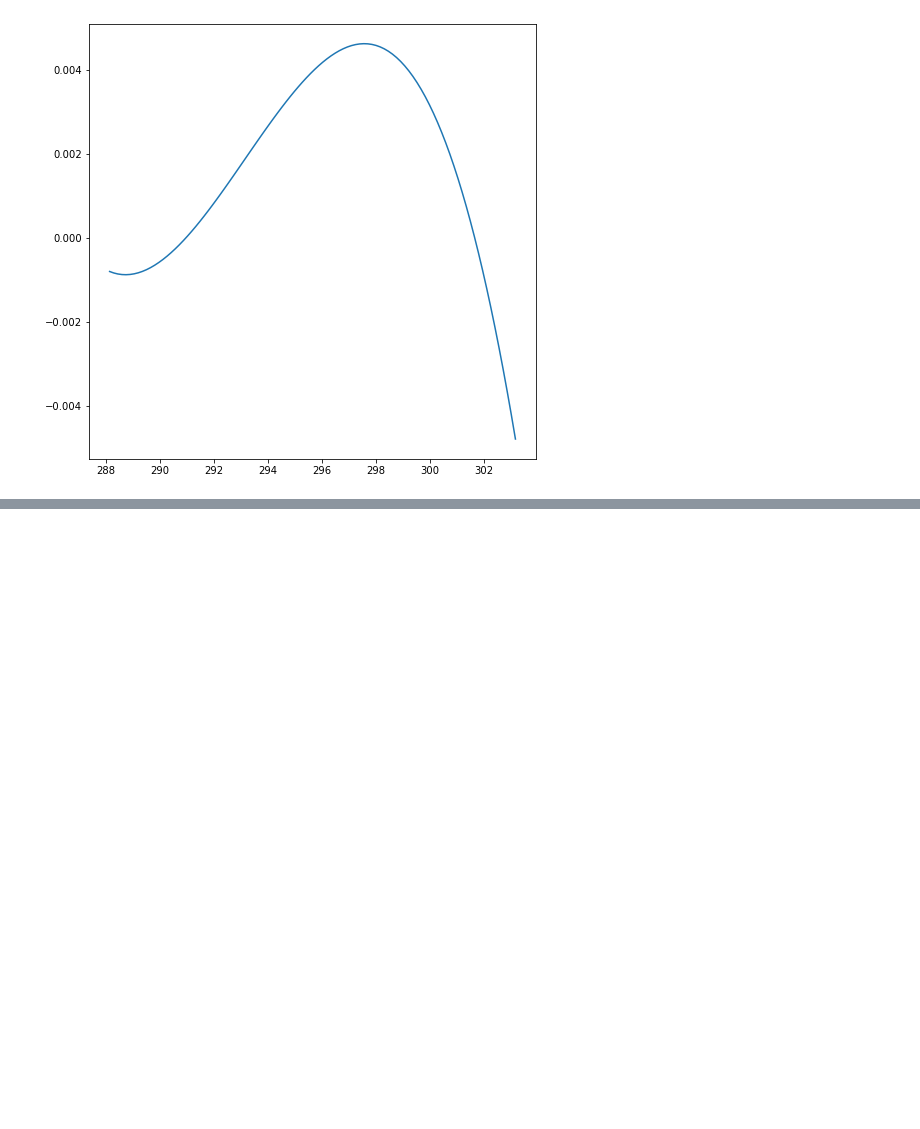
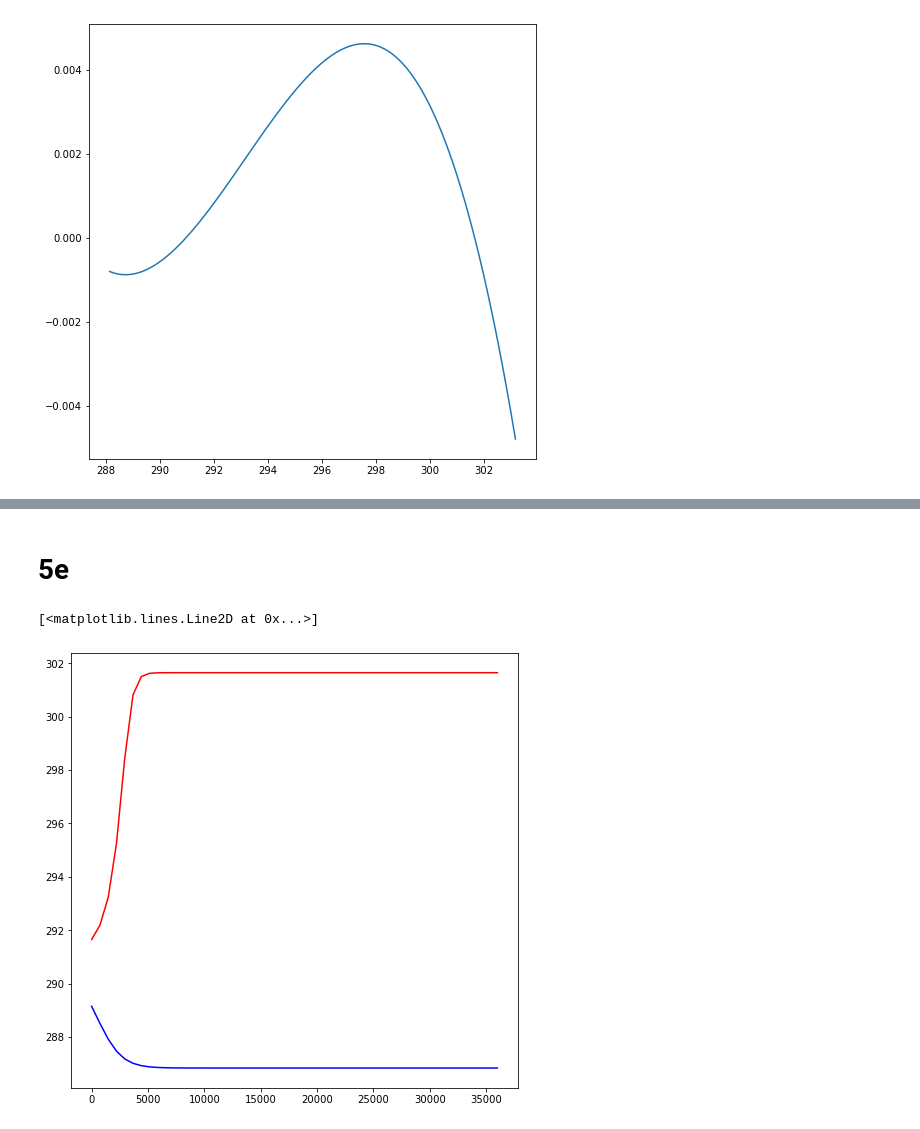
Before and after one commit to loganrower/BEE322_Thermo, a Jupyter notebook: HW5/HW5.ipynb, the cells around one changed output, grey strips where cells are left out. Saved outputs shown, nothing was run; the diff lists cells and outputs as text; code cells hidden in the pictures; blank space fills up the shorter version.

```diff
--- a/HW5/HW5.ipynb
+++ b/HW5/HW5.ipynb
@@ -130,0 +199,11 @@ ax5b.plot(tarray, dT_dt)
+# %% [markdown]
+# 5e
+# %%
+fig = plt.figure()
+fig.set_size_inches(8,8)
+ax5e = plt.subplot(1,1,1)
+ax5e.plot(t2, Temp2, 'b')
+ax5e.plot(t,Temp, 'r')
+# %% [output]
+[<matplotlib.lines.Line2D at 0x...>]
+[figure, added]
```
Also changed, not shown: parts of 5 cells of this notebook.
